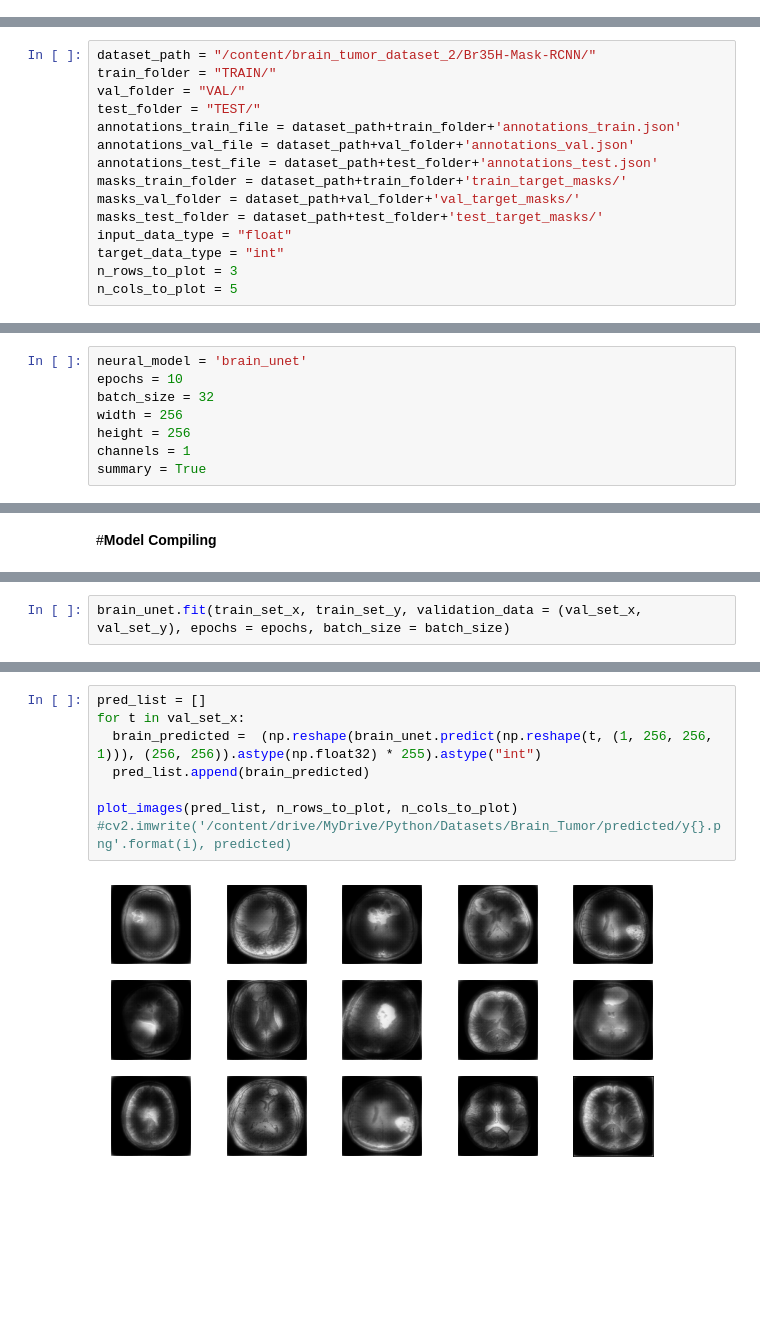
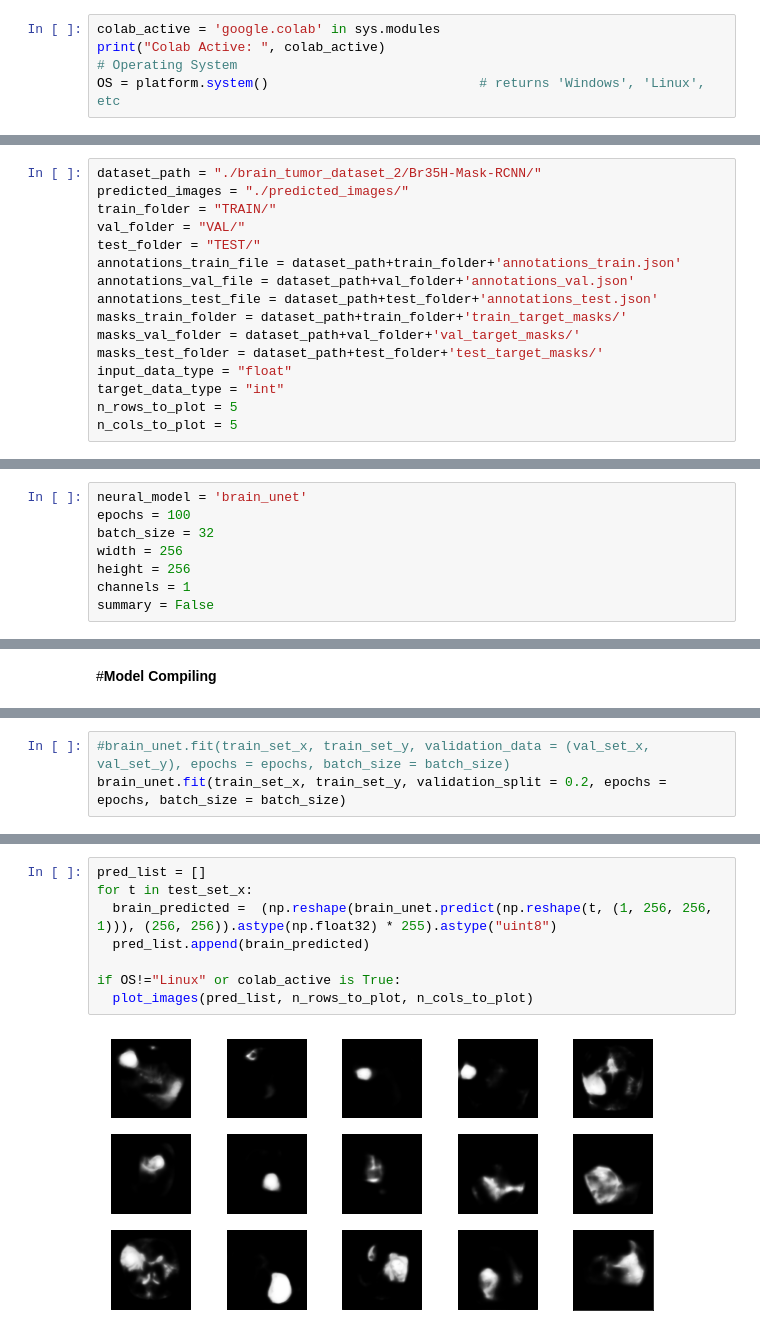
Before and after one commit to Alquem/machine-learning-syllabus, a Jupyter notebook: deep_learning_applications/deep_learning_app_week_14/brain_cancer_segmentation.ipynb, the cells around one changed output, grey strips where cells are left out. Cells and saved outputs as stored; diff of their text form; blank space fills up the shorter version.

```diff
--- a/deep_learning_applications/deep_learning_app_week_14/brain_cancer_segmentation.ipynb
+++ b/deep_learning_applications/deep_learning_app_week_14/brain_cancer_segmentation.ipynb
@@ -17,0 +20,5 @@ from os.path import basename
+# %%
+colab_active = 'google.colab' in sys.modules
+print("Colab Active: ", colab_active)
+# Operating System
+OS = platform.system()                           # returns 'Windows', 'Linux', etc
@@ -53,7 +63,8 @@ Elapsed Time:  11.342218715000001
 # %% [markdown]
 #**All Globals**
 # %%
-dataset_path = "/content/brain_tumor_dataset_2/Br35H-Mask-RCNN/"
+dataset_path = "./brain_tumor_dataset_2/Br35H-Mask-RCNN/"
+predicted_images = "./predicted_images/"
 train_folder = "TRAIN/"
 val_folder = "VAL/"
 test_folder = "TEST/"
@@ -65,18 +76,18 @@ masks_val_folder = dataset_path+val_folder+'val_target_masks/'
 masks_test_folder = dataset_path+test_folder+'test_target_masks/'
 input_data_type = "float"
 target_data_type = "int"
-n_rows_to_plot = 3
+n_rows_to_plot = 5
 n_cols_to_plot = 5
 # %% [markdown]
 #**Hyperparameters**
 # %%
 neural_model = 'brain_unet'
-epochs = 10
+epochs = 100
 batch_size = 32
 width = 256
 height = 256
 channels = 1
-summary = True
+summary = False
 # %% [markdown]
 #**Initializations**
 # %%
@@ -364,5 +403,6 @@ Trainable params: 1,940,817
 Non-trainable params: 0
 __________________________________________________________________________________________________
 # %%
-brain_unet.fit(train_set_x, train_set_y, validation_data = (val_set_x, val_set_y), epochs = epochs, batch_size = batch_size)
+#brain_unet.fit(train_set_x, train_set_y, validation_data = (val_set_x, val_set_y), epochs = epochs, batch_size = batch_size)
+brain_unet.fit(train_set_x, train_set_y, validation_split = 0.2, epochs = epochs, batch_size = batch_size)
 # %% [output]
@@ -394,10 +432,10 @@ plot_images(val_set_x, n_rows_to_plot, n_cols_to_plot)
 # %%
 pred_list = []
-for t in val_set_x:
-  brain_predicted =  (np.reshape(brain_unet.predict(np.reshape(t, (1, 256, 256, 1))), (256, 256)).astype(np.float32) * 255).astype("int")
+for t in test_set_x:
+  brain_predicted =  (np.reshape(brain_unet.predict(np.reshape(t, (1, 256, 256, 1))), (256, 256)).astype(np.float32) * 255).astype("uint8")
   pred_list.append(brain_predicted)
 
-plot_images(pred_list, n_rows_to_plot, n_cols_to_plot)
-#cv2.imwrite('/content/drive/MyDrive/Python/Datasets/Brain_Tumor/predicted/y{}.png'.format(i), predicted)
+if OS!="Linux" or colab_active is True:
+  plot_images(pred_list, n_rows_to_plot, n_cols_to_plot)
 # %% [output]
-[figure, old version]
+[figure, new version]
```
Also changed, not shown: parts of 23 cells of this notebook.
